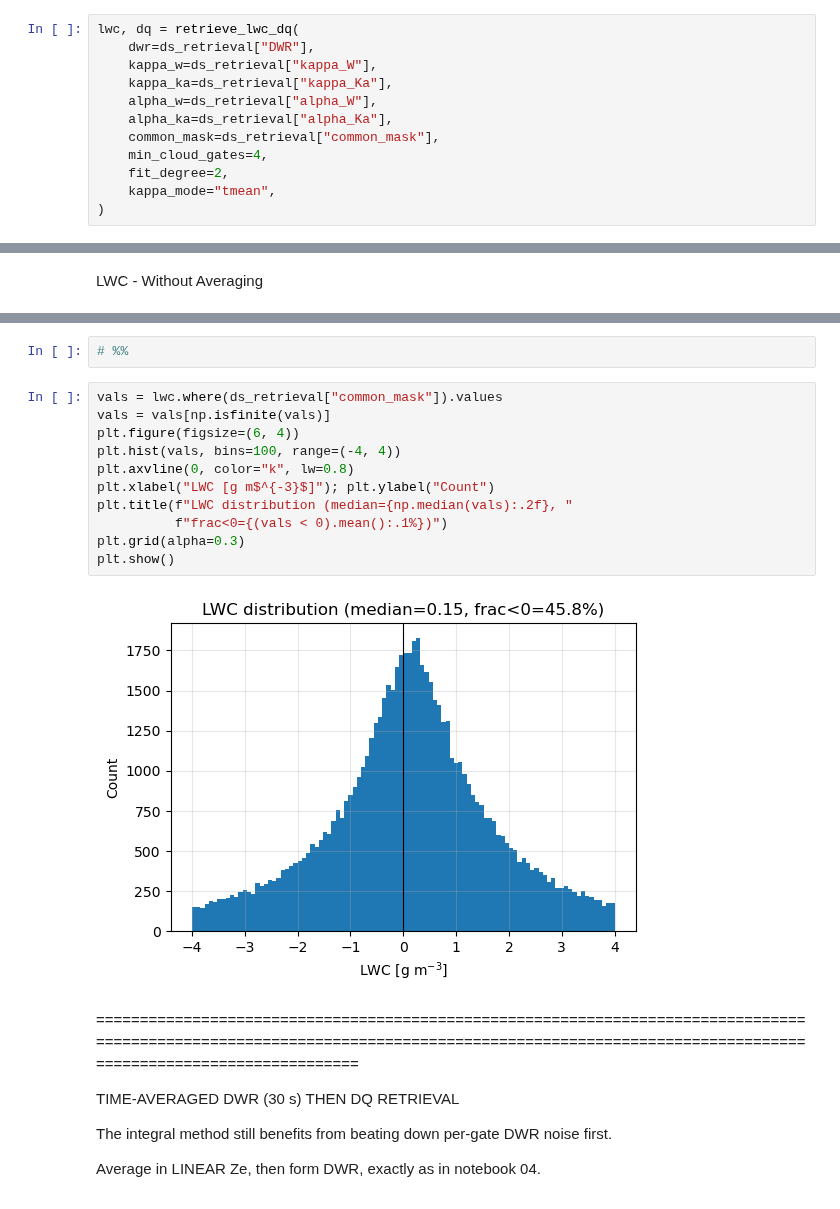
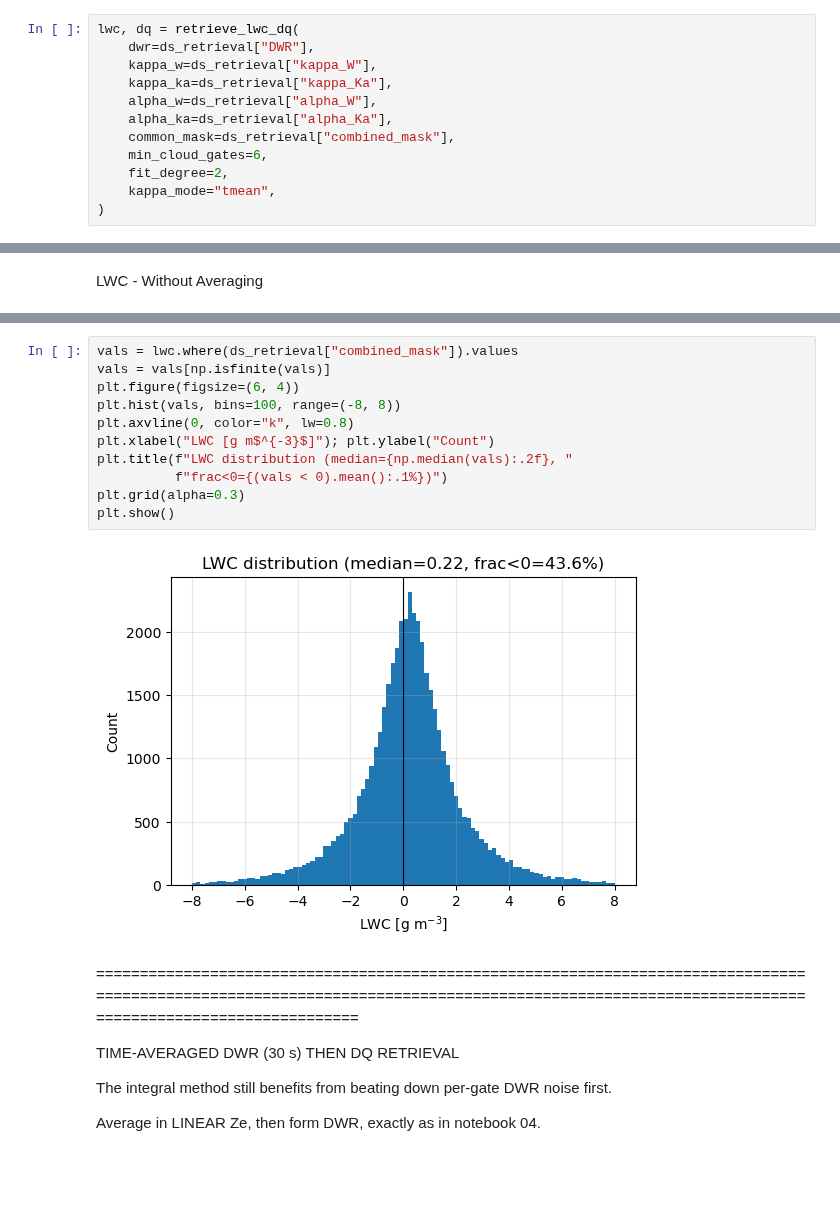
Before and after one commit to geronbreuergb-tech/dual_freq_radar_lwc, a Jupyter notebook: notebooks/05_lwc_retrieval_dq_integral.ipynb, the cells around one changed output, grey strips where cells are left out. Drawn from its saved outputs; the diff is of its cells as text; blank space fills up the shorter version.

```diff
--- a/notebooks/05_lwc_retrieval_dq_integral.ipynb
+++ b/notebooks/05_lwc_retrieval_dq_integral.ipynb
@@ -116,8 +117,8 @@ lwc, dq = retrieve_lwc_dq(
     kappa_ka=ds_retrieval["kappa_Ka"],
     alpha_w=ds_retrieval["alpha_W"],
     alpha_ka=ds_retrieval["alpha_Ka"],
-    common_mask=ds_retrieval["common_mask"],
-    min_cloud_gates=4,
+    common_mask=ds_retrieval["combined_mask"],
+    min_cloud_gates=6,
     fit_degree=2,
     kappa_mode="tmean",
 )
@@ -181,18 +180,16 @@ plt.show()
-# %%
-# %%
 # %%
-vals = lwc.where(ds_retrieval["common_mask"]).values
+vals = lwc.where(ds_retrieval["combined_mask"]).values
 vals = vals[np.isfinite(vals)]
 plt.figure(figsize=(6, 4))
-plt.hist(vals, bins=100, range=(-4, 4))
+plt.hist(vals, bins=100, range=(-8, 8))
 plt.axvline(0, color="k", lw=0.8)
 plt.xlabel("LWC [g m$^{-3}$]"); plt.ylabel("Count")
 plt.title(f"LWC distribution (median={np.median(vals):.2f}, "
           f"frac<0={(vals < 0).mean():.1%})")
 plt.grid(alpha=0.3)
 plt.show()
 # %% [output]
-[figure, old version]
+[figure, new version]
 # %% [markdown]
  ================================================================================================================================================================================================
 
```
Also changed, not shown: parts of 27 cells of this notebook, 3 other files.
